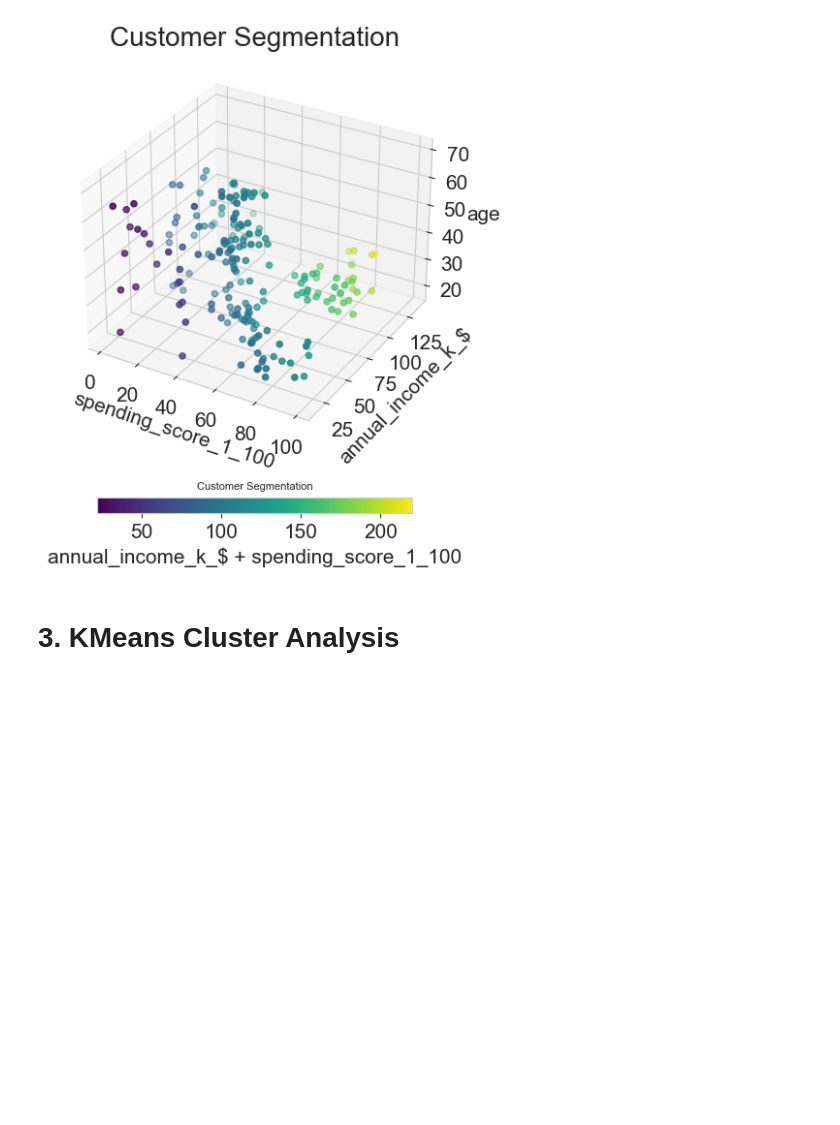
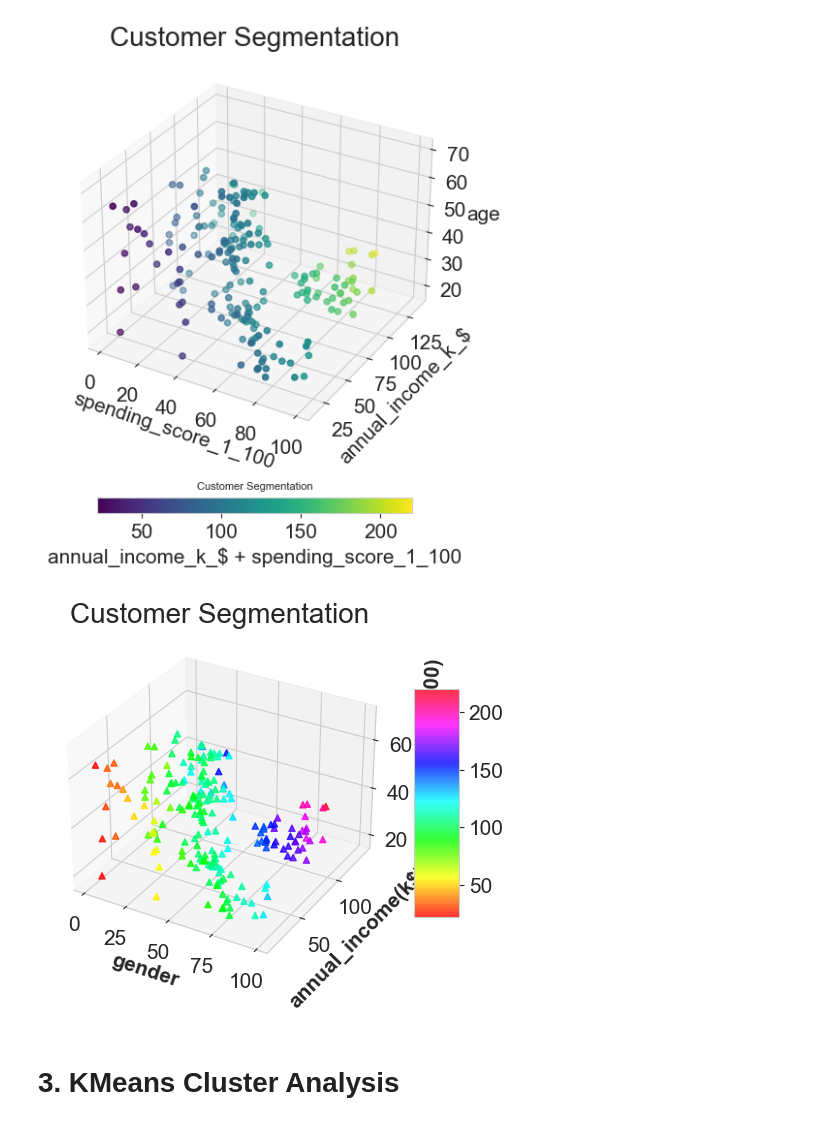
Before and after one commit to celik-muhammed/ML-Customers-Segmentation-Cluestering-Analysis-Project, a Jupyter notebook: ML-Customers-Segmentation-Cluestering-Analysis-Project.ipynb, the cells around one changed output. Saved outputs shown, nothing was run; the diff lists cells and outputs as text; code cells hidden in the pictures; blank space fills up the shorter version.

```diff
--- a/ML-Customers-Segmentation-Cluestering-Analysis-Project.ipynb
+++ b/ML-Customers-Segmentation-Cluestering-Analysis-Project.ipynb
@@ -272,28 +255,31 @@ plt.show();
 # %% [output]
 [figure]
 # %%
-fig = plt.figure(figsize = (8, 6))
+fig = plt.figure(figsize = (5, 5))
 ax = fig.add_subplot(111, projection='3d')
 # Add x, y gridlines
 ax.grid(
     b=True, color='grey',
     ls='-.', lw=0.3, alpha=0.2
 )
 # Creating color map
 my_cmap = plt.get_cmap('hsv')
 # Creating plot
 sctt = ax.scatter3D(
     df['spending_score_1_100'], df['annual_income_k_$'], df['age'],
     c=df['annual_income_k_$']+df['spending_score_1_100'], cmap = my_cmap,
     label='Customer Segmentation', alpha = 0.8, marker ='^'
 )
 plt.title("Customer Segmentation")
 ax.set_xlabel('gender', fontweight ='bold')
 ax.set_ylabel('annual_income(k$)', fontweight ='bold')
 ax.set_zlabel('spending_score(1-100)', fontweight ='bold')
 fig.colorbar(sctt, ax = ax, shrink = 0.5, aspect = 5)
 # show plot
 plt.tight_layout()
+plt.show()
+# %% [output]
+[figure, added]
 # %%
 # fig = plt.figure(figsize=(18, 2))
 # plt.subplots_adjust(
```
Also changed, not shown: parts of 51 cells of this notebook.
